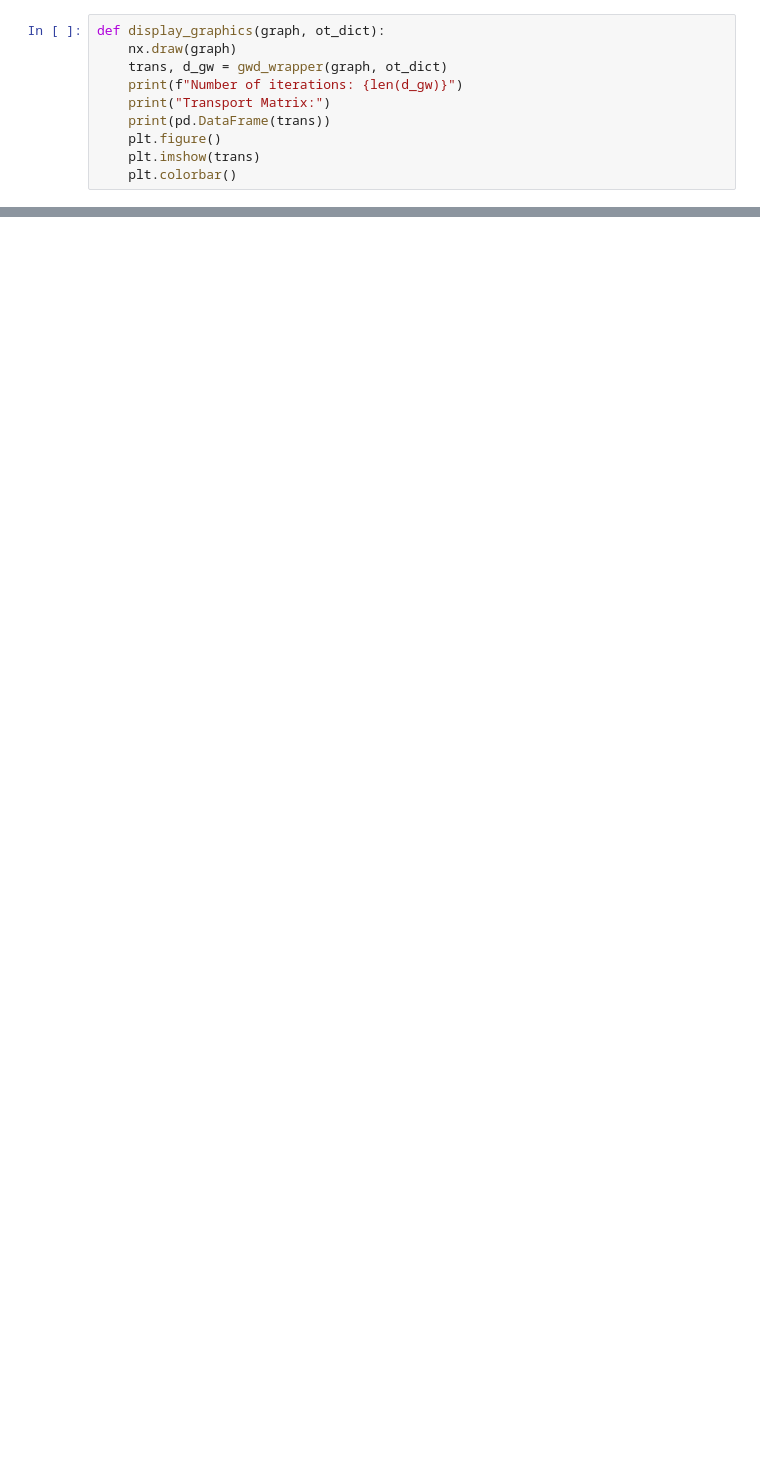
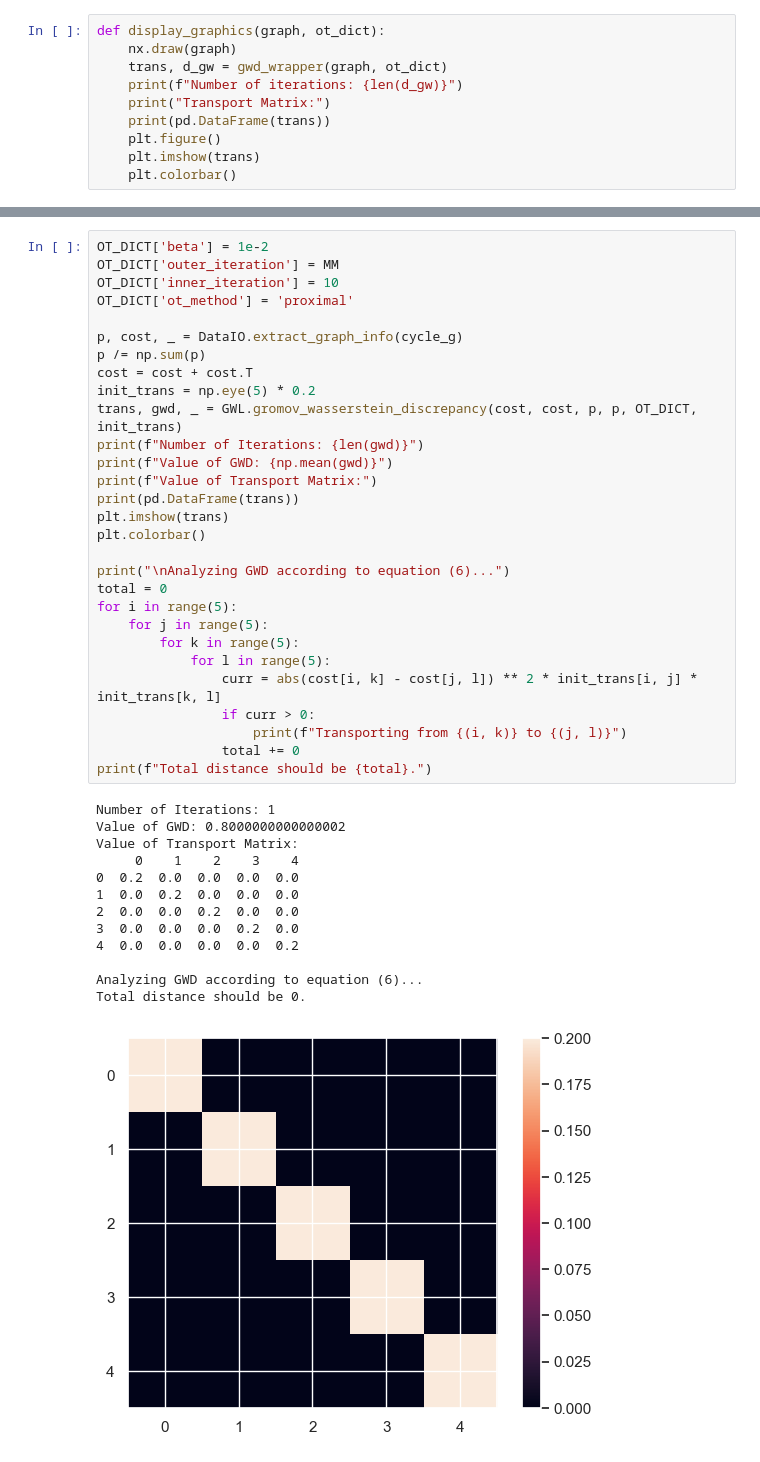
Before and after one commit to KataTech/Relational-Factorization-Model, a Jupyter notebook: notebooks/debug_gwd.ipynb, the cells around one changed output, grey strips where cells are left out. Saved outputs shown, nothing was run; the diff lists cells and outputs as text; blank space fills up the shorter version.

```diff
--- a/notebooks/debug_gwd.ipynb
+++ b/notebooks/debug_gwd.ipynb
@@ -206,0 +222,43 @@ Gromov-Wasserstein Distance
+# %%
+OT_DICT['beta'] = 1e-2
+OT_DICT['outer_iteration'] = MM
+OT_DICT['inner_iteration'] = 10
+OT_DICT['ot_method'] = 'proximal'
+
+p, cost, _ = DataIO.extract_graph_info(cycle_g)
+p /= np.sum(p)
+cost = cost + cost.T
+init_trans = np.eye(5) * 0.2
+trans, gwd, _ = GWL.gromov_wasserstein_discrepancy(cost, cost, p, p, OT_DICT, init_trans)
+print(f"Number of Iterations: {len(gwd)}")
+print(f"Value of GWD: {np.mean(gwd)}")
+print(f"Value of Transport Matrix:")
+print(pd.DataFrame(trans))
+plt.imshow(trans)
+plt.colorbar()
+
+print("\nAnalyzing GWD according to equation (6)...")
+total = 0
+for i in range(5):
+    for j in range(5):
+        for k in range(5):
+            for l in range(5):
+                curr = abs(cost[i, k] - cost[j, l]) ** 2 * init_trans[i, j] * init_trans[k, l]
+                if curr > 0:
+                    print(f"Transporting from {(i, k)} to {(j, l)}")
+                total += 0
+print(f"Total distance should be {total}.")
+# %% [output]
+Number of Iterations: 1
+Value of GWD: 0.8000000000000002
+Value of Transport Matrix:
+     0    1    2    3    4
+0  0.2  0.0  0.0  0.0  0.0
+1  0.0  0.2  0.0  0.0  0.0
+2  0.0  0.0  0.2  0.0  0.0
+3  0.0  0.0  0.0  0.2  0.0
+4  0.0  0.0  0.0  0.0  0.2
+
+Analyzing GWD according to equation (6)...
+Total distance should be 0.
+[figure, added]
```
Also changed, not shown: parts of 16 cells of this notebook.
